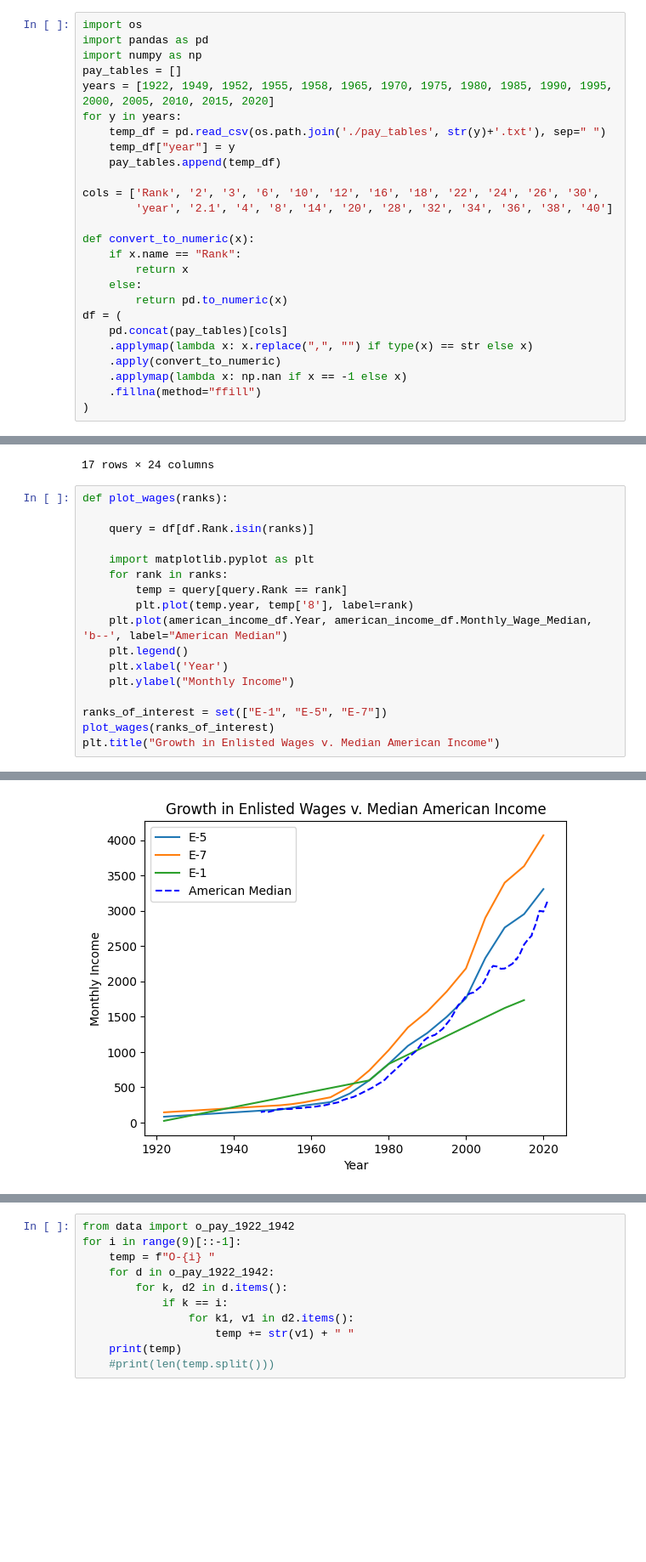
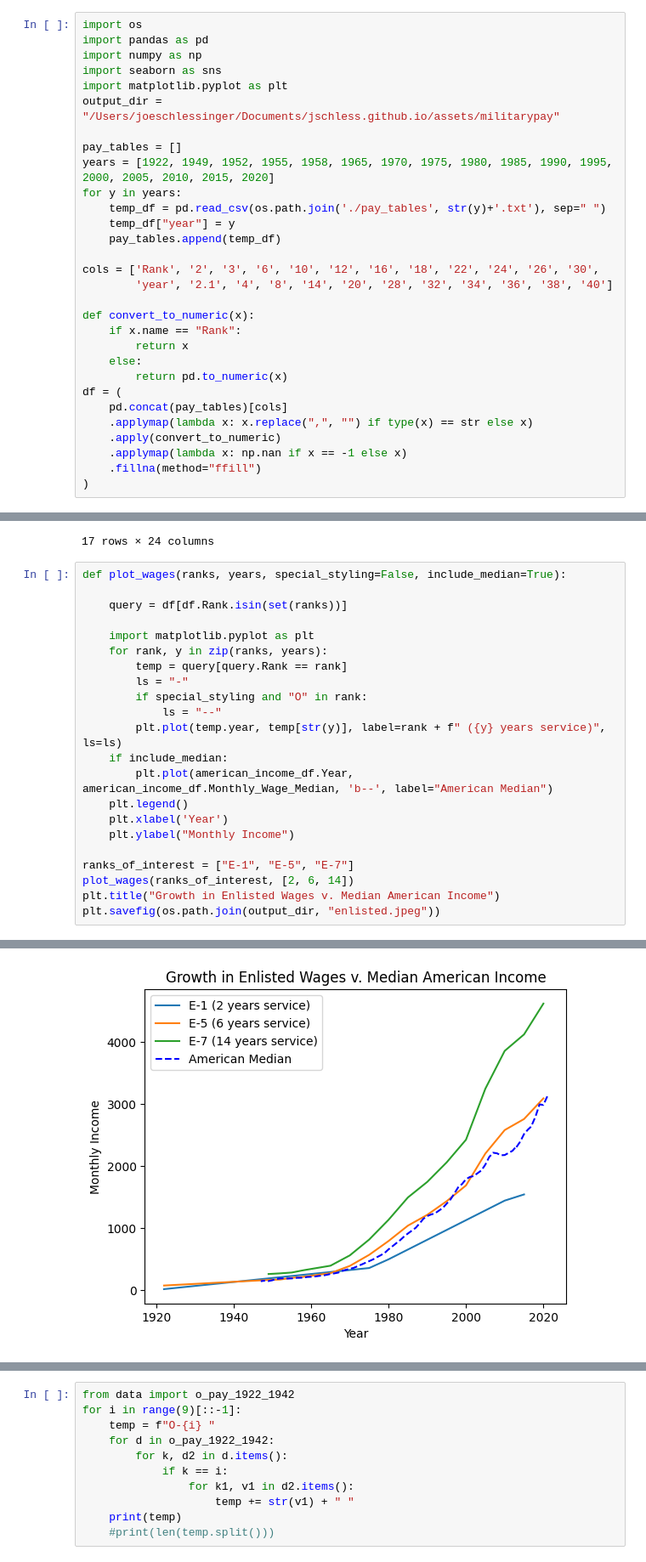
Before and after one commit to jschless/army-historical-pay, a Jupyter notebook: test.ipynb, the cells around one changed output, grey strips where cells are left out. Shown: that part at 85% size. Cells and saved outputs as stored; diff of their text form; blank space fills up the shorter version.

Commit message:
updated visualizations

```diff
--- a/test.ipynb
+++ b/test.ipynb
@@ -2,6 +2,10 @@
 import os
 import pandas as pd
 import numpy as np
+import seaborn as sns
+import matplotlib.pyplot as plt
+output_dir = "/Users/joeschlessinger/Documents/jschless.github.io/assets/militarypay"
+
 pay_tables = []
 years = [1922, 1949, 1952, 1955, 1958, 1965, 1970, 1975, 1980, 1985, 1990, 1995, 2000, 2005, 2010, 2015, 2020]
 for y in years:
@@ -75,20 +79,25 @@ query[query.Rank == "O-5"].applymap(lambda x: np.nan if x==-1 else x).fillna(met
 | 5 | O-5 | 5778.00 | 6959.40 | 7325.70 | 7863.60 | 8135.4 | 9022.50 | 9277.50 | 9816.60 | 9816.60 | ... | ... |
 17 rows × 24 columns
 # %%
-def plot_wages(ranks):
+def plot_wages(ranks, years, special_styling=False, include_median=True):
 
-    query = df[df.Rank.isin(ranks)]
+    query = df[df.Rank.isin(set(ranks))]
 
     import matplotlib.pyplot as plt
-    for rank in ranks:
+    for rank, y in zip(ranks, years):
         temp = query[query.Rank == rank]
-        plt.plot(temp.year, temp['8'], label=rank)
-    plt.plot(american_income_df.Year, american_income_df.Monthly_Wage_Median, 'b--', label="American Median")
+        ls = "-"
+        if special_styling and "O" in rank:
+            ls = "--"
+        plt.plot(temp.year, temp[str(y)], label=rank + f" ({y} years service)", ls=ls)
+    if include_median:
+        plt.plot(american_income_df.Year, american_income_df.Monthly_Wage_Median, 'b--', label="American Median")
     plt.legend()
     plt.xlabel('Year')
     plt.ylabel("Monthly Income")
 
-ranks_of_interest = set(["E-1", "E-5", "E-7"])
-plot_wages(ranks_of_interest)
+ranks_of_interest = ["E-1", "E-5", "E-7"]
+plot_wages(ranks_of_interest, [2, 6, 14])
 plt.title("Growth in Enlisted Wages v. Median American Income")
+plt.savefig(os.path.join(output_dir, "enlisted.jpeg"))
 # %% [output]
@@ -96,2 +104,2 @@ Text(0.5, 1.0, 'Growth in Enlisted Wages v. Median American Income')
-[figure, old version]
+[figure, new version]
 # %%
```
Also changed, not shown: parts of 3 cells of this notebook.
